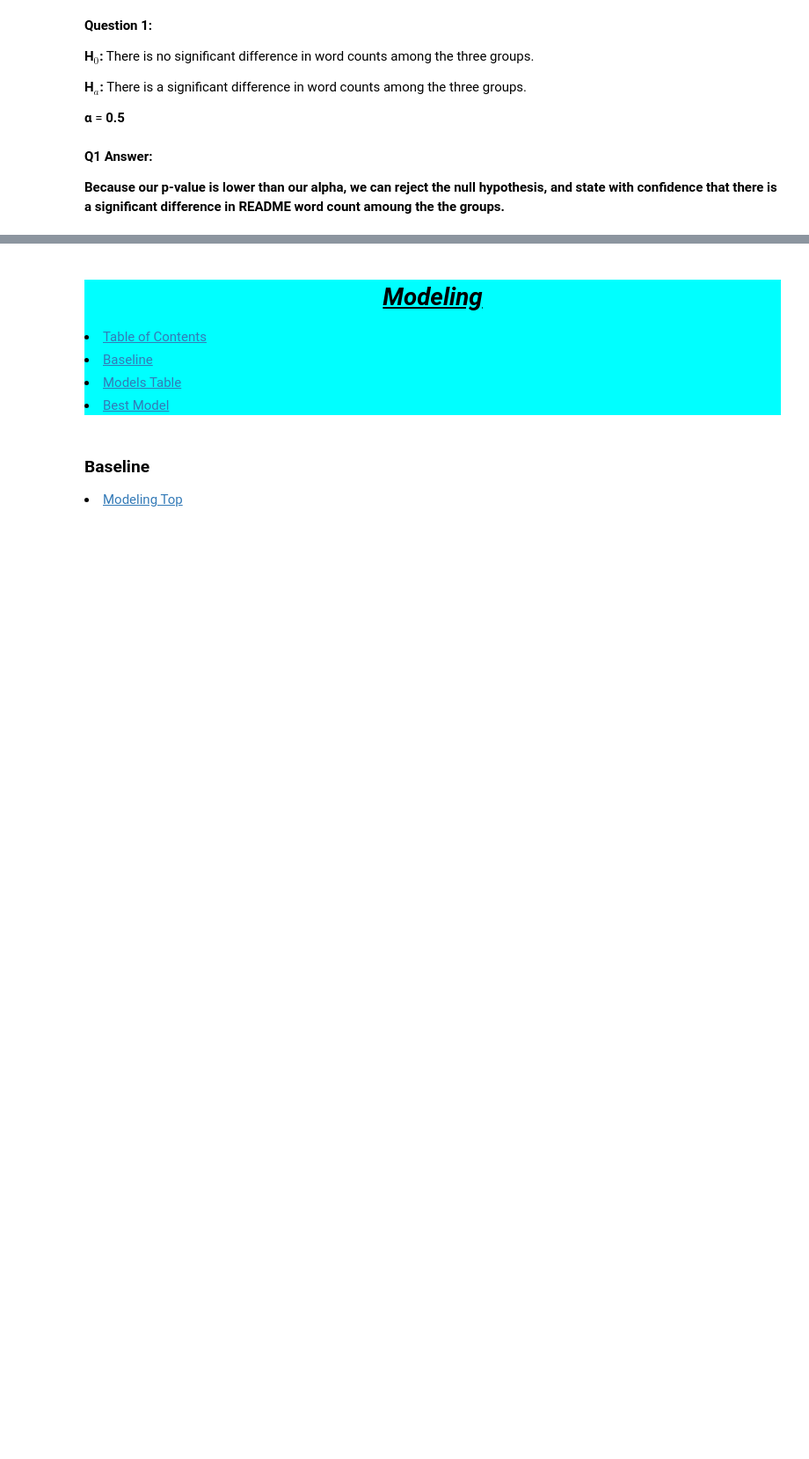
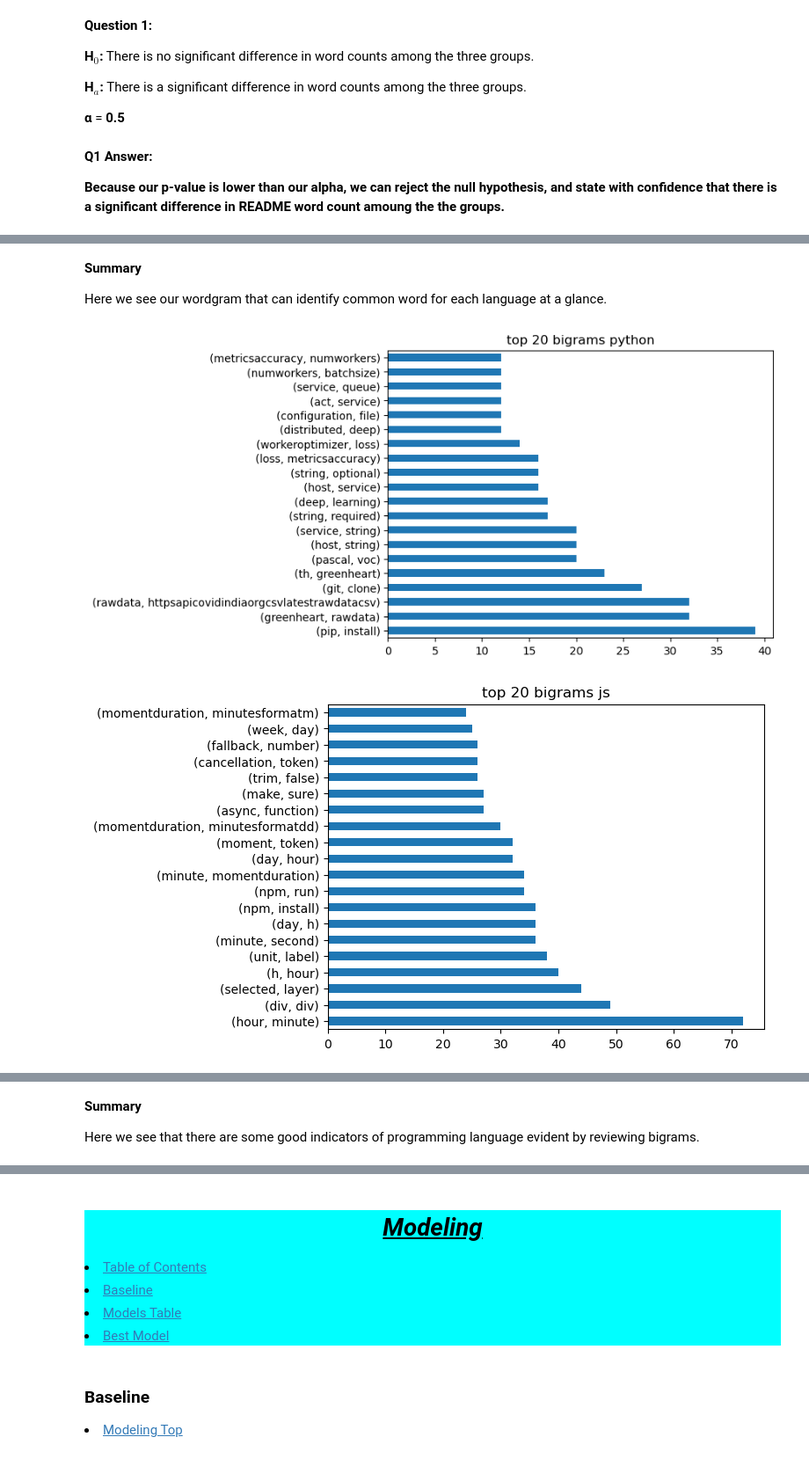
Before and after one commit to skylerschnee/nlp-project, a Jupyter notebook: final_report.ipynb, the cells around one changed output, grey strips where cells are left out. Shown at 88% size. Saved outputs shown, nothing was run; the diff lists cells and outputs as text; code cells hidden in the pictures; blank space fills up the shorter version.

```diff
--- a/final_report.ipynb
+++ b/final_report.ipynb
@@ -129,0 +152,11 @@ import functions as f
+# %% [markdown]
+**Summary**
+
+Here we see our wordgram that can identify common word for each language at a glance.
+# %%
+# From the 'functions.py' file...
+# call funtion to display top 20 bigrams for each language
+f.top_twenty_bigrams(java_words, python_words, java_script_words)
+# %% [output]
+[figure, added]
+[figure, added]
@@ -130,2 +164,6 @@ import functions as f
+# %% [markdown]
+**Summary**
+
+Here we see that there are some good indicators of programming language evident by reviewing bigrams.
 # %% [markdown]
 <a id='exploresummary'></a>
```
Also changed, not shown: parts of 30 cells of this notebook.
